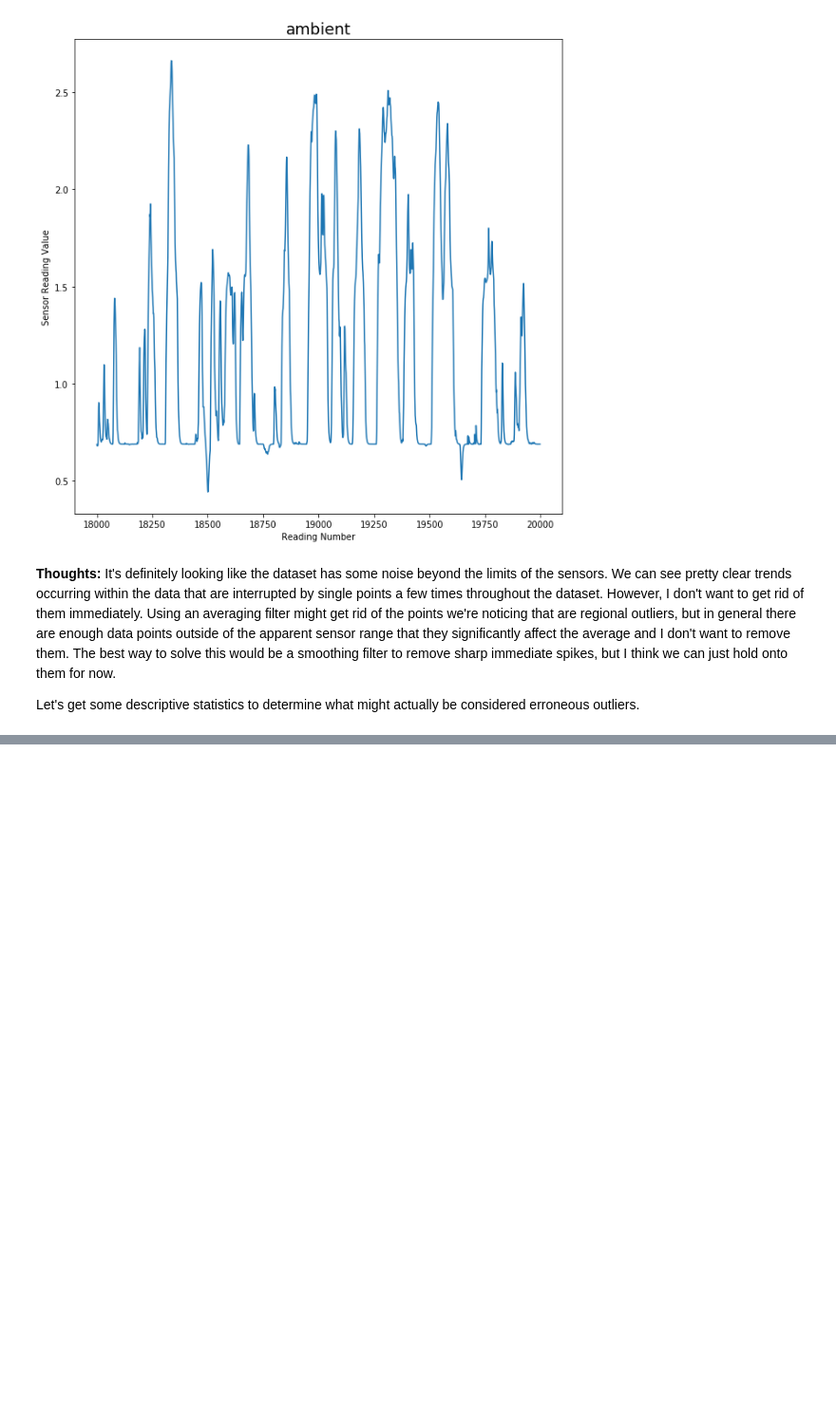
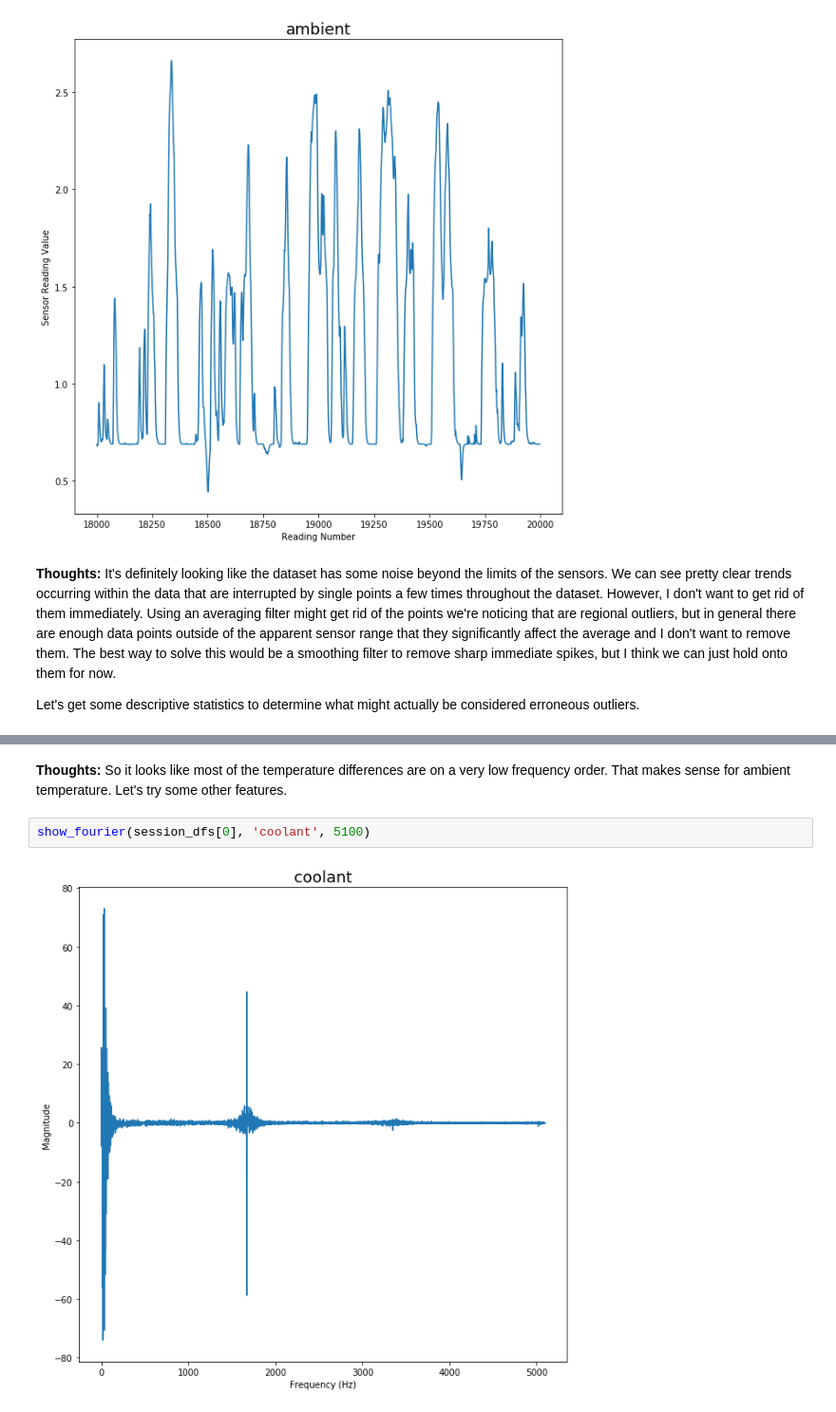
Before and after one commit to mickey-is-codin/data-science, a Jupyter notebook: Kaggle/Motors/EDA.ipynb, the cells around one changed output, grey strips where cells are left out. Shown at 95% size. Cells and saved outputs as stored; diff of their text form; blank space fills up the shorter version.

```diff
--- a/Kaggle/Motors/EDA.ipynb
+++ b/Kaggle/Motors/EDA.ipynb
@@ -267,0 +299,8 @@ Name: 0.99, dtype: float64
+# %% [markdown]
+<p>
+<strong>Thoughts:</strong> So it looks like most of the temperature differences are on a very low frequency order. That makes sense for ambient temperature. Let's try some other features.
+</p>
+# %%
+show_fourier(session_dfs[0], 'coolant', 5100)
+# %% [output]
+[figure, added]
```
Also changed, not shown: parts of 17 cells of this notebook.
